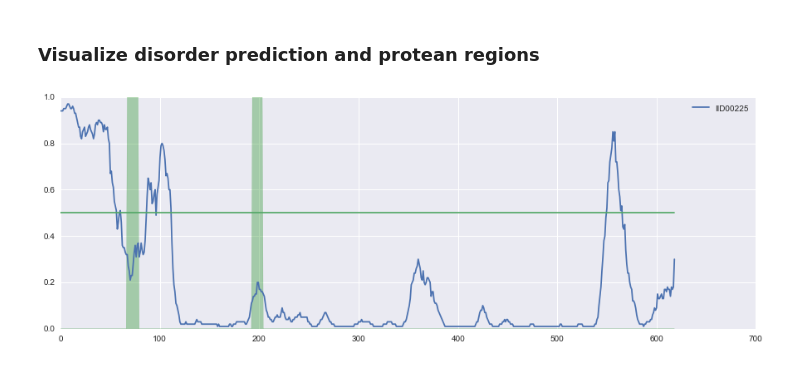
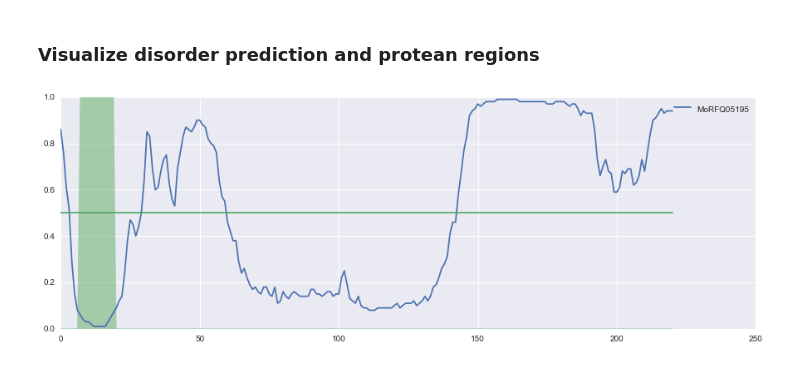
Before and after one commit to Thrinduil/exjobb, a Jupyter notebook: test_on_disordered_regions.ipynb, the cells around one changed output. Saved outputs shown, nothing was run; the diff lists cells and outputs as text; code cells hidden in the pictures.

```diff
--- a/test_on_disordered_regions.ipynb
+++ b/test_on_disordered_regions.ipynb
@@ -212,6 +212,6 @@ def viz_protean_regions(name):
                      color="g", alpha=.3)
     plt.show()
 # %%
-viz_protean_regions("random")
+viz_protean_regions("MoRFQ05195")
 # %% [output]
-[figure, old version]
+[figure, new version]
```
Also changed, not shown: 4 other files.
